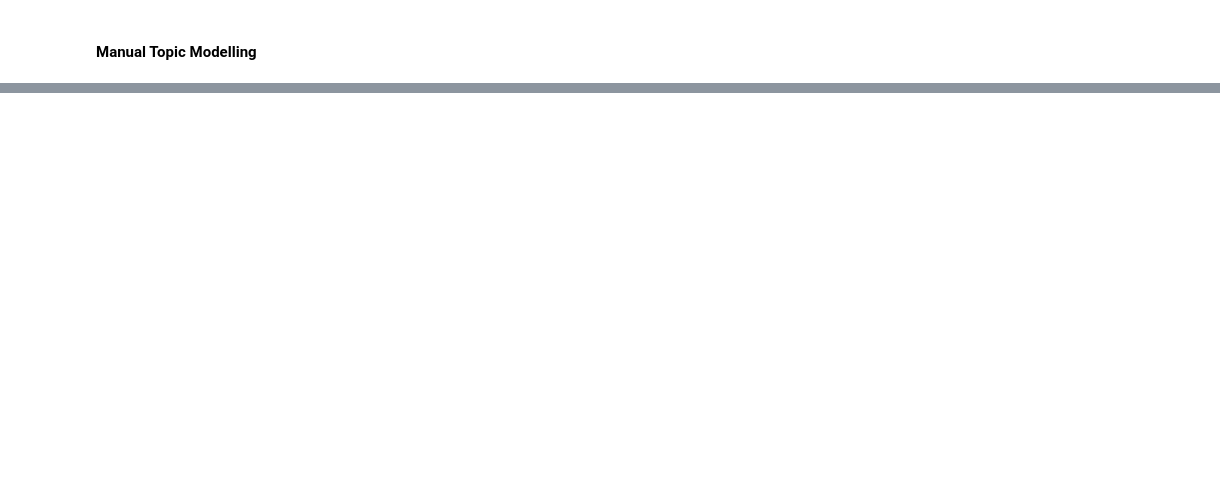
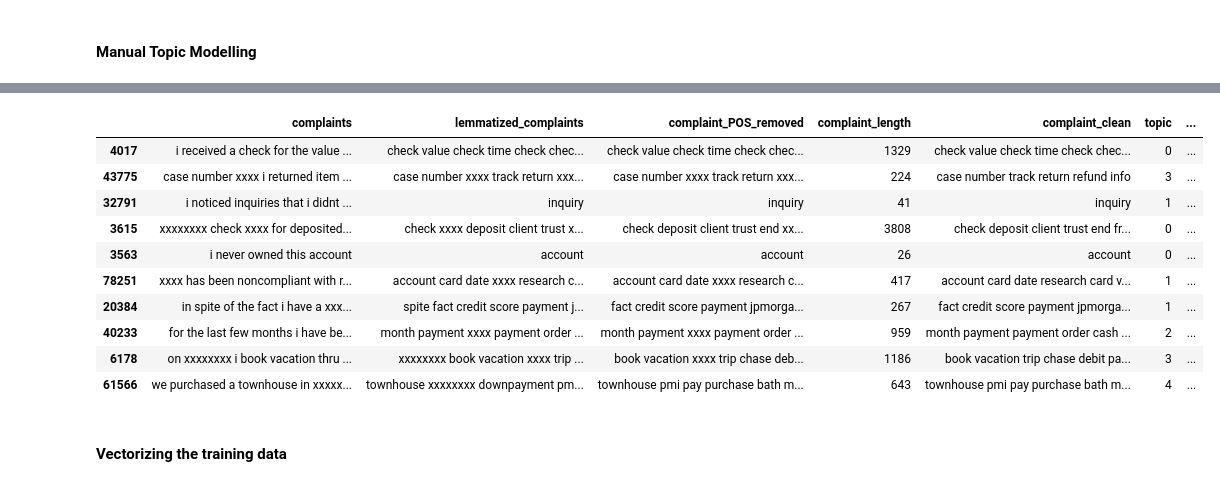
Before and after one commit to eeshangpt/Automatic-Ticket-Classification, a Jupyter notebook: CaseStudyAutomaticTicketClassification.ipynb, the cells around one changed output, grey strips where cells are left out. Drawn from its saved outputs; the diff is of its cells as text; code cells hidden in the pictures; blank space fills up the shorter version.

```diff
--- a/CaseStudyAutomaticTicketClassification.ipynb
+++ b/CaseStudyAutomaticTicketClassification.ipynb
@@ -622,0 +722,16 @@ df_cleaned.head(10)
+# %%
+df_cleaned.sample(10)
+# %% [output]
+|  | complaints | lemmatized_complaints | complaint_POS_removed | complaint_length | complaint_clean | topic | ... |
+| 4017 | i received a check for the value ... | check value check time check chec... | check value check time check chec... | 1329 | check value check time check chec... | 0 | ... |
+| 43775 | case number xxxx i returned item ... | case number xxxx track return xxx... | case number xxxx track return xxx... | 224 | case number track return refund info | 3 | ... |
+| 32791 | i noticed inquiries that i didnt ... | inquiry | inquiry | 41 | inquiry | 1 | ... |
+| 3615 | xxxxxxxx check xxxx for deposited... | check xxxx deposit client trust x... | check deposit client trust end xx... | 3808 | check deposit client trust end fr... | 0 | ... |
+| 3563 | i never owned this account | account | account | 26 | account | 0 | ... |
+| 78251 | xxxx has been noncompliant with r... | account card date xxxx research c... | account card date xxxx research c... | 417 | account card date research card v... | 1 | ... |
+| 20384 | in spite of the fact i have a xxx... | spite fact credit score payment j... | fact credit score payment jpmorga... | 267 | fact credit score payment jpmorga... | 1 | ... |
+| 40233 | for the last few months i have be... | month payment xxxx payment order ... | month payment xxxx payment order ... | 959 | month payment payment order cash ... | 2 | ... |
+| 6178 | on xxxxxxxx i book vacation thru ... | xxxxxxxx book vacation xxxx trip ... | book vacation xxxx trip chase deb... | 1186 | book vacation trip chase debit pa... | 3 | ... |
+| 61566 | we purchased a townhouse in xxxxx... | townhouse xxxxxxxx downpayment pm... | townhouse pmi pay purchase bath m... | 643 | townhouse pmi pay purchase bath m... | 4 | ... |
+# %% [markdown]
+#### Vectorizing the training data
```
Also changed, not shown: parts of 59 cells of this notebook.
